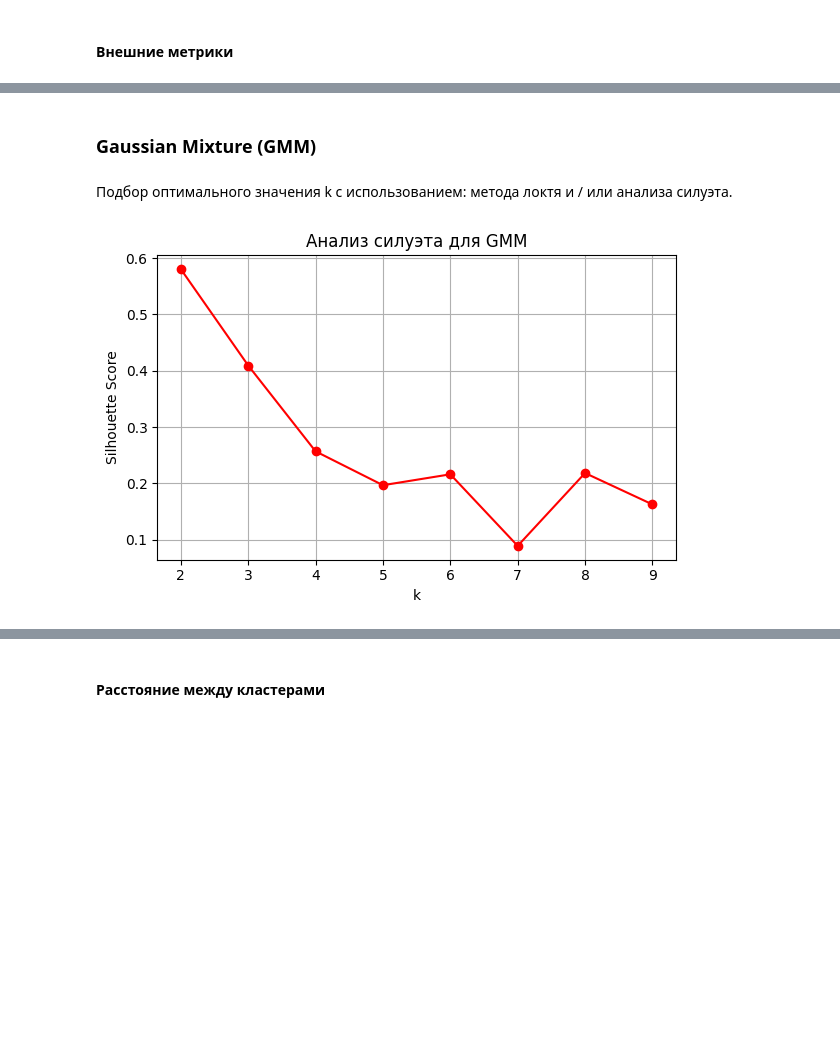
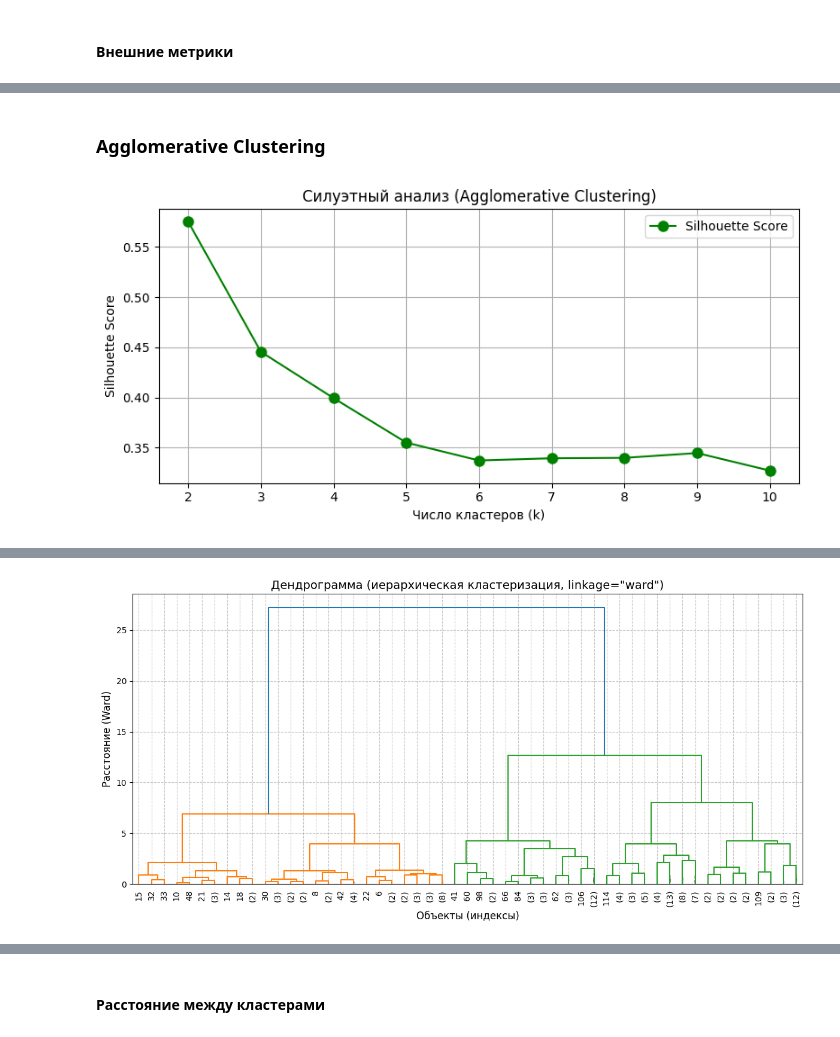
Before and after one commit to moorrriii/machine_learning, a Jupyter notebook: lab4.ipynb, the cells around one changed output, grey strips where cells are left out. Cells and saved outputs as stored; diff of their text form; code cells hidden in the pictures; blank space fills up the shorter version.

```diff
--- a/lab4.ipynb
+++ b/lab4.ipynb
@@ -143,0 +134,12 @@ plt.show()
+# %%
+fig, axes = plt.subplots(2, 2, figsize=(10, 8))
+axes = axes.flatten()
+
+for i, col in enumerate(X.columns):
+    axes[i].boxplot(X[col], patch_artist=True, boxprops=dict(facecolor='lightblue'))
+    axes[i].set_title(col.replace('_', ' ').title())
+    axes[i].grid(True)
+    axes[i].set_xticklabels([])
+
+plt.tight_layout()
+plt.show()
@@ -500,28 +621,57 @@ Normalized Mutual Information (NMI) = 0.6595.
 # %% [markdown]
-### Gaussian Mixture (GMM)
+### Agglomerative Clustering
-# %% [markdown]
-Подбор оптимального значения k с использованием: метода локтя и / или анализа силуэта.
 # %%
-from sklearn.metrics import silhouette_score
+from sklearn.cluster import AgglomerativeClustering
+from scipy.cluster.hierarchy import dendrogram, linkage
+import matplotlib.pyplot as plt
 
-k_range = range(2, 10)
-silhouette_scores_gmm = []
-calinski_harabasz_scores_gmm = []
+k_range = range(2, 11)
+silhouette_scores_agg = []
+calinski_harabasz_scores_agg = []
 
 for k in k_range:
-    gmm = GaussianMixture(n_components=k, random_state=42)
-    labels = gmm.fit_predict(X_scaled)
-    sil_score = silhouette_score(X_scaled, labels)
-    silhouette_scores_gmm.append(sil_score)
-    calinski_harabasz_scores_gmm.append(calinski_harabasz_score(X_scaled, labels))
+    agg = AgglomerativeClustering(n_clusters=k, linkage='ward')
+    labels = agg.fit_predict(X_scaled)
 
-fig, ax = plt.subplots(1, 1, figsize=(6, 4))
-ax.plot(k_range, silhouette_scores_gmm, 'ro-')
-ax.set_xlabel('k')
-ax.set_ylabel('Silhouette Score')
-ax.set_title('Анализ силуэта для GMM')
-ax.grid(True)
+    silhouette_scores_agg.append(silhouette_score(X_scaled, labels))
+    calinski_harabasz_scores_agg.append(calinski_harabasz_score(X_scaled, labels))
+
+plt.figure(figsize=(8, 4))
+plt.plot(k_range, silhouette_scores_agg, 'go-', markersize=8, label='Silhouette Score')
+plt.xlabel('Число кластеров (k)')
+plt.ylabel('Silhouette Score')
+plt.title('Силуэтный анализ (Agglomerative Clustering)')
+plt.grid(True)
+plt.legend()
 plt.tight_layout()
 plt.show()
+
+metrics_agg_df = pd.DataFrame({
+    'k': k_range,
+    'Silhouette': silhouette_scores_agg,
+    'Calinski-Harabasz': calinski_harabasz_scores_agg,
+})
+print("Метрики качества (Agglomerative Clustering):")
+print(metrics_agg_df.round(3))
+
+plt.figure(figsize=(12, 6))
+
+linked = linkage(X_scaled, method='ward')
+
+dendrogram(
+    linked,
+    truncate_mode='level',
+    p=5,
+    leaf_rotation=90.,
+    leaf_font_size=10.,
+    show_contracted=True
+)
+
+plt.title('Дендрограмма (иерархическая кластеризация, linkage="ward")', fontsize=14)
+plt.xlabel('Объекты (индексы)', fontsize=12)
+plt.ylabel('Расстояние (Ward)', fontsize=12)
+plt.grid(True, linestyle='--', alpha=0.7)
+plt.tight_layout()
+plt.show()
 # %% [output]
-[figure, old version]
+[figure, new version]
@@ -528 +689,2 @@ plt.show()
+[figure, added]
 # %%
```
Also changed, not shown: parts of 46 cells of this notebook.
